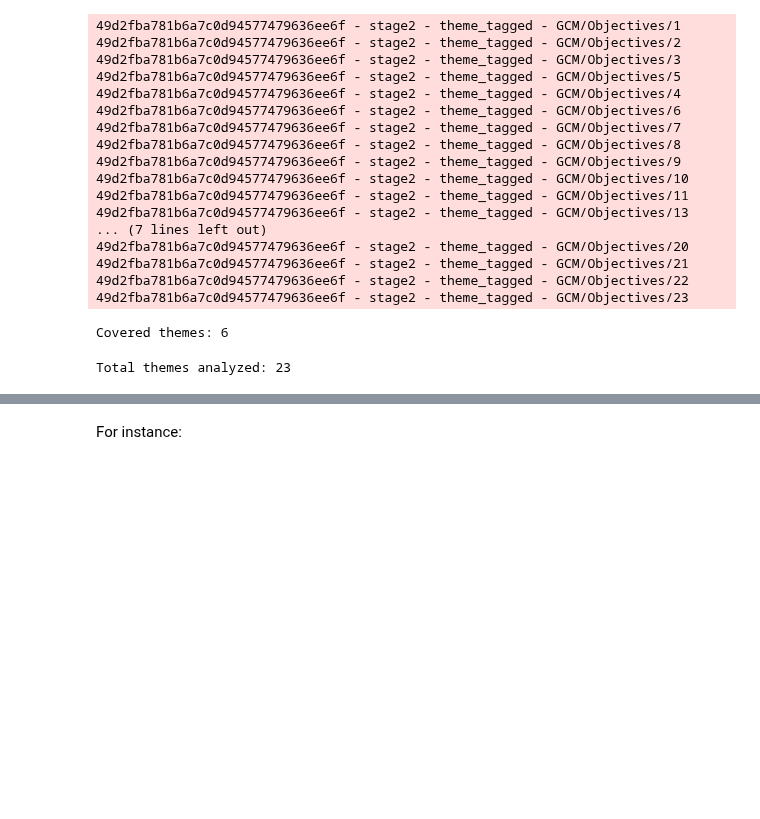
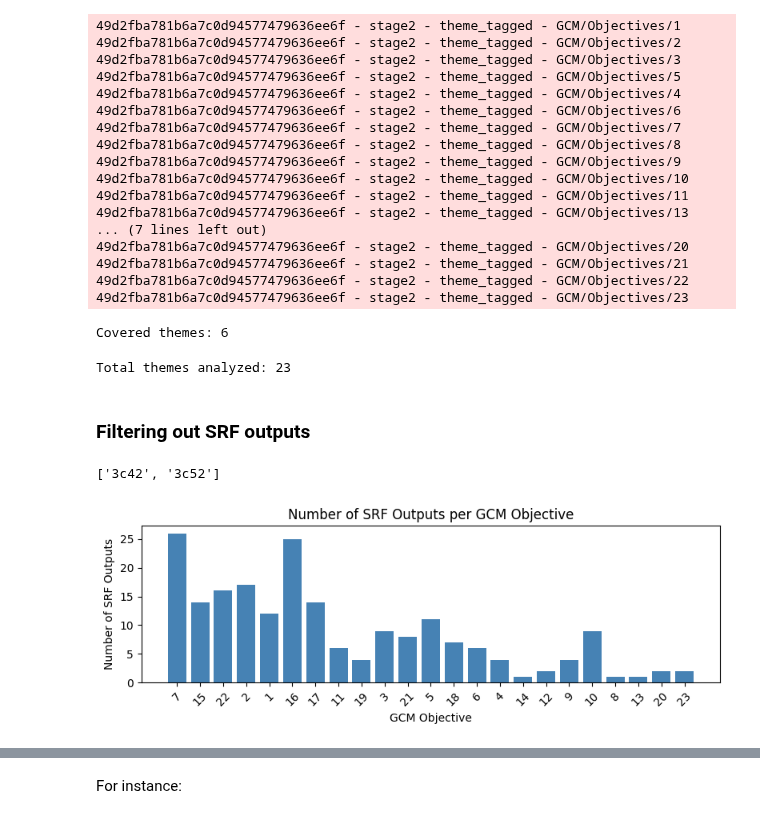
Before and after one commit to franckalbinet/evaluatr, a Jupyter notebook: nbs/06_mappr.ipynb, the cells around one changed output, grey strips where cells are left out. Cells and saved outputs as stored; diff of their text form; code cells hidden in the pictures; blank space fills up the shorter version.

```diff
--- a/nbs/06_mappr.ipynb
+++ b/nbs/06_mappr.ipynb
@@ -1242,6 +1255,30 @@ print(f"Total themes analyzed: {len(orchestrator.results(Stage.STAGE2, filter_ty
 # %% [output]
 Covered themes: 6
 Total themes analyzed: 23
+# %% [markdown]
+### Filtering out SRF outputs
+# %%
+#| eval: false
+eval_data.gcm_srf_lut['23']
+# %% [output]
+['3c42', '3c52']
+# %%
+#| eval: false
+import matplotlib.pyplot as plt
+
+gcm_ids = list(eval_data.gcm_srf_lut.keys())
+srf_counts = [len(srf_outputs) for srf_outputs in eval_data.gcm_srf_lut.values()]
+
+plt.figure(figsize=(8, 3))
+plt.bar(gcm_ids, srf_counts, color='steelblue')
+plt.xlabel('GCM Objective')
+plt.ylabel('Number of SRF Outputs')
+plt.title('Number of SRF Outputs per GCM Objective')
+plt.xticks(rotation=45)
+plt.tight_layout()
+plt.show()
+# %% [output]
+[figure, added]
 # %%
 #| exports
 def get_filtered_srf_output_ids(
```
Also changed, not shown: parts of 12 cells of this notebook, 2 other files.
